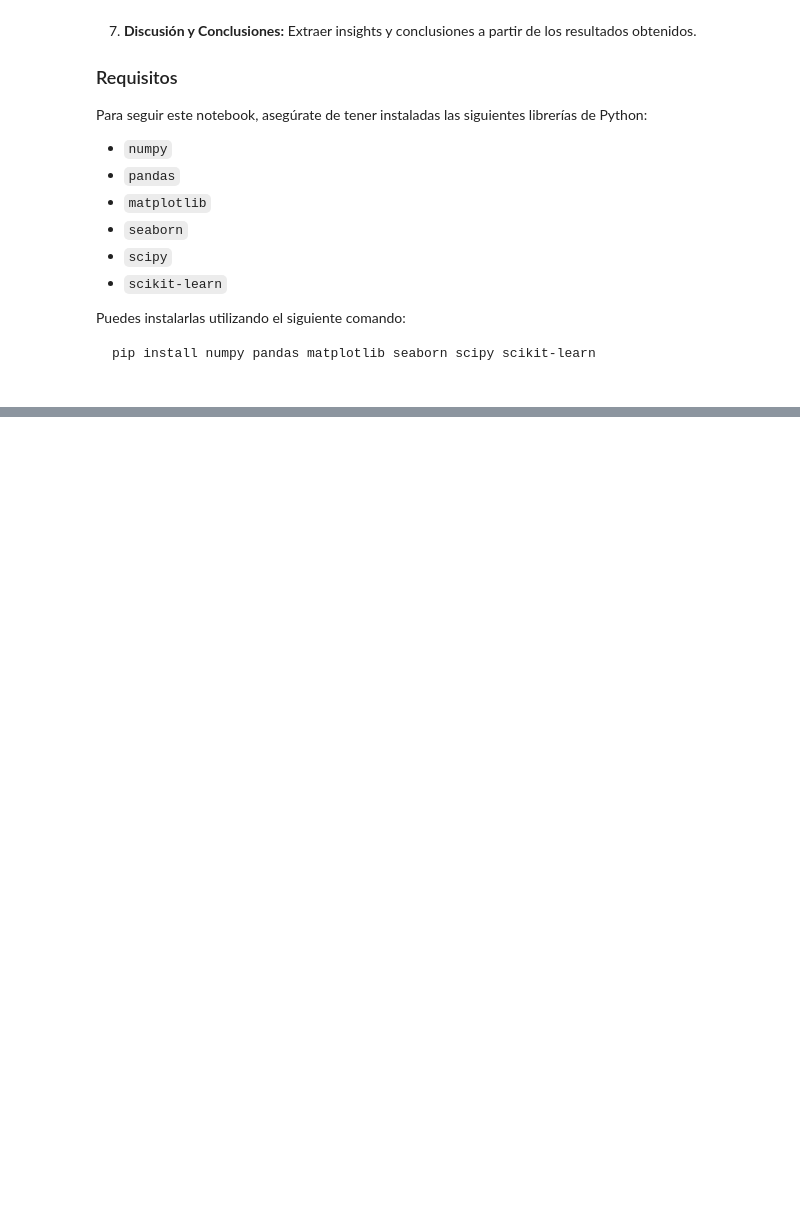
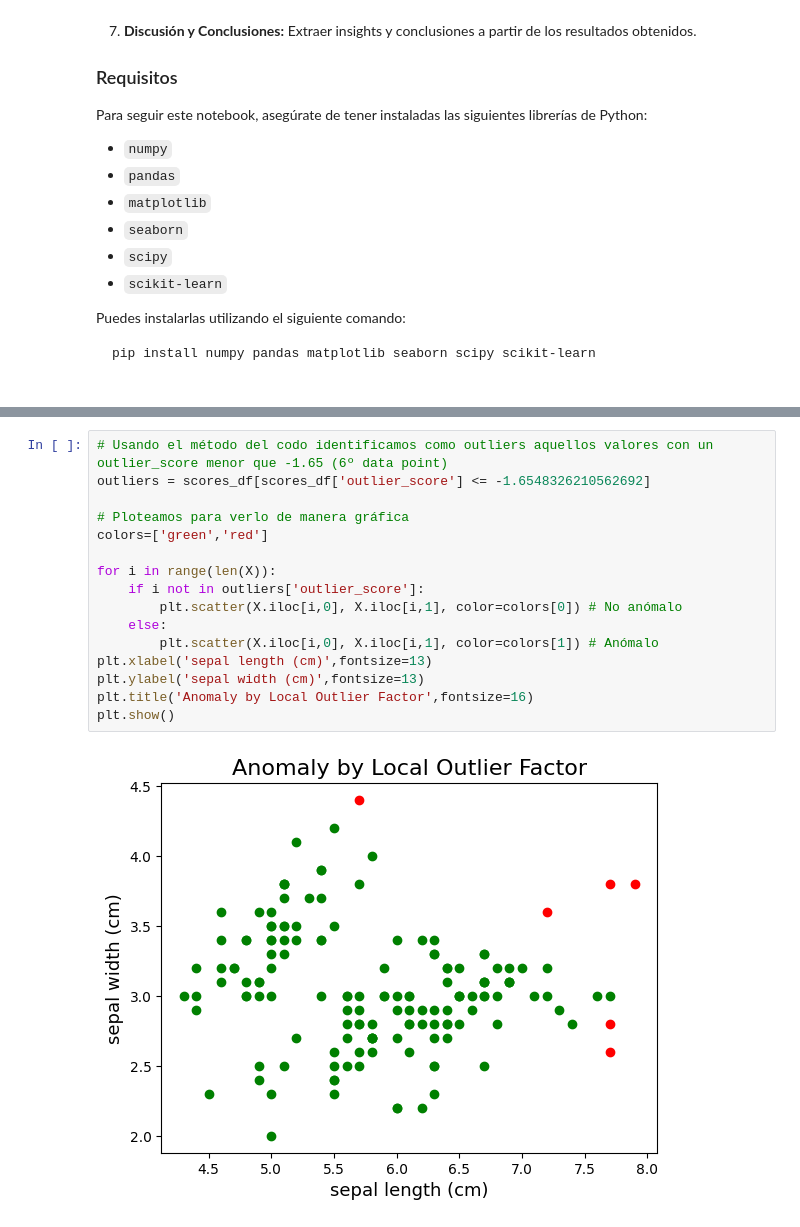
Before and after one commit to dtoralg/TheValley_MDS, a Jupyter notebook: notebooks/E2_Clustering_Jeraquico_con_IRIS.ipynb, the cells around one changed output, grey strips where cells are left out. Cells and saved outputs as stored; diff of their text form; blank space fills up the shorter version.

```diff
--- a/notebooks/E2_Clustering_Jeraquico_con_IRIS.ipynb
+++ b/notebooks/E2_Clustering_Jeraquico_con_IRIS.ipynb
@@ -64,0 +119,18 @@ pip install numpy pandas matplotlib seaborn scipy scikit-learn
+# %%
+# Usando el método del codo identificamos como outliers aquellos valores con un outlier_score menor que -1.65 (6º data point)
+outliers = scores_df[scores_df['outlier_score'] <= -1.6548326210562692]
+
+# Ploteamos para verlo de manera gráfica
+colors=['green','red']
+
+for i in range(len(X)):
+    if i not in outliers['outlier_score']:
+        plt.scatter(X.iloc[i,0], X.iloc[i,1], color=colors[0]) # No anómalo
+    else:
+        plt.scatter(X.iloc[i,0], X.iloc[i,1], color=colors[1]) # Anómalo
+plt.xlabel('sepal length (cm)',fontsize=13)
+plt.ylabel('sepal width (cm)',fontsize=13)
+plt.title('Anomaly by Local Outlier Factor',fontsize=16)
+plt.show()
+# %% [output]
+[figure, added]
```
Also changed, not shown: parts of 15 cells of this notebook.
